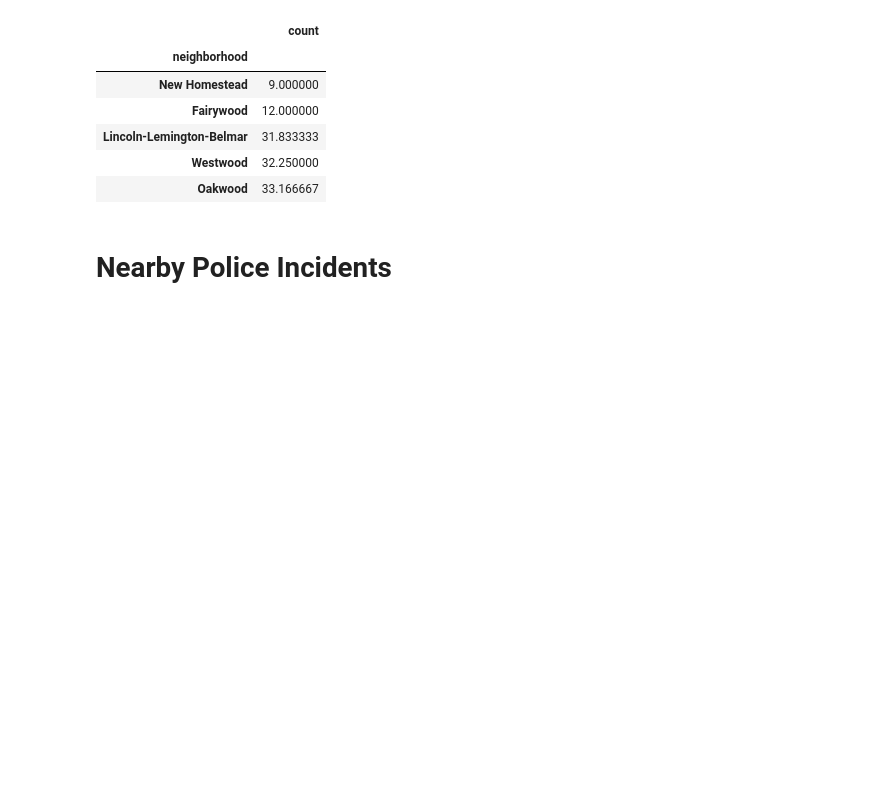
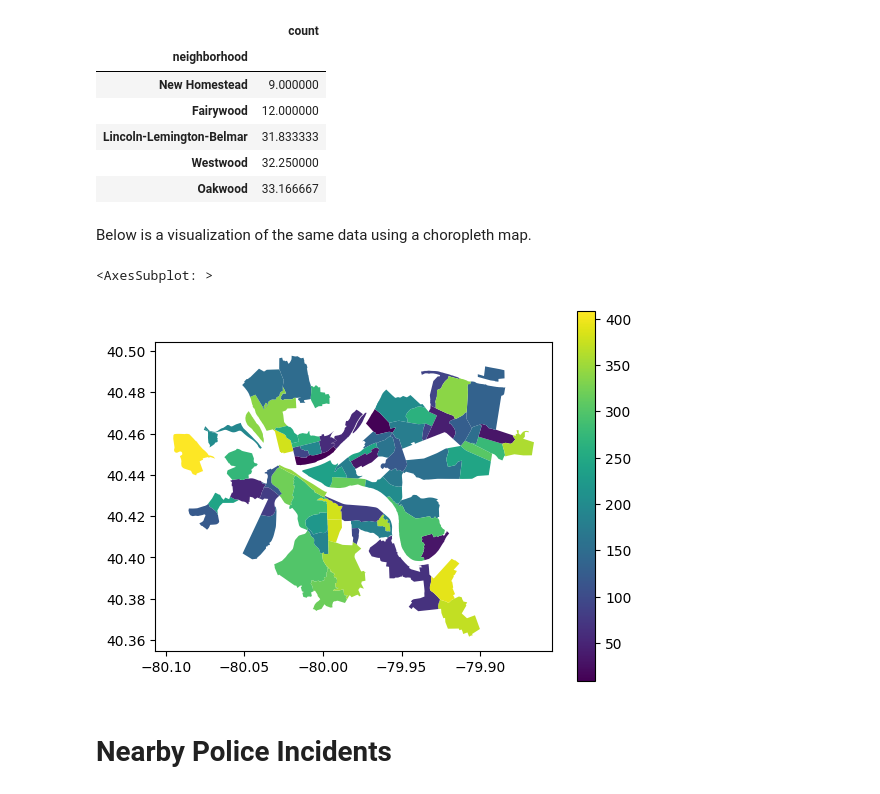
Before and after one commit to Bejofo/CMPINFO_0010_Final_Project, a Jupyter notebook: notebooks/Jason.ipynb, the cells around one changed output. Saved outputs shown, nothing was run; the diff lists cells and outputs as text; code cells hidden in the pictures; blank space fills up the shorter version.

```diff
--- a/notebooks/Jason.ipynb
+++ b/notebooks/Jason.ipynb
@@ -394,6 +407,51 @@ fire_incidents_grouped.head()
 | Lincoln-Lemington-Belmar | 31.833333 |
 | Westwood | 32.250000 |
 | Oakwood | 33.166667 |
+# %% [markdown]
+Below is a visualization of the same data using a choropleth map.
+# %%
+import json
+import pandas, geopandas
+import matplotlib.pyplot as pyplot
+
+%matplotlib inline
+
+# Load data
+map = geopandas.read_file("../util/Neighborhoods_.geojson")
+
+# Add neighborhood and count column to GeoDataFrame
+neighborhoods = []
+
+# Get all neighborhoods names from geojson file
+with open("../util/Neighborhoods_.geojson", "r") as geojson_data:
+    data = json.load(geojson_data)
+    features = data["features"]
+
+    for feature in features:
+        region_name = feature["properties"]["hood"]
+        neighborhoods.append(region_name)
+
+# Correct name variations
+geojson_alias = {
+    "Downtown": "Central Business District",
+    "Uptown": "Bluff",
+    "Allegheny-West": "Allegheny West",
+    "Lawrenceville": "Upper Lawrenceville"
+}
+
+fire_incidents_corrected = fire_incidents.replace(geojson_alias).groupby("neighborhood").mean(numeric_only=True)
+
+# Combine dataframes
+fire_incidents_append = pandas.DataFrame(neighborhoods, columns=["neighborhood"])
+fire_incidents_append = fire_incidents_append.merge(fire_incidents_corrected, on="neighborhood")
+map["neighborhood"] = fire_incidents_append["neighborhood"]
+map["count"] = fire_incidents_append["count"]
+
+# Display map
+map.plot(column="count", legend=True)
+# %% [output]
+<AxesSubplot: >
+[figure, added]
 # %% [markdown]
 # Nearby Police Incidents
 # %% [markdown]
```
Also changed, not shown: parts of 1 cell of this notebook, 5 other files.
